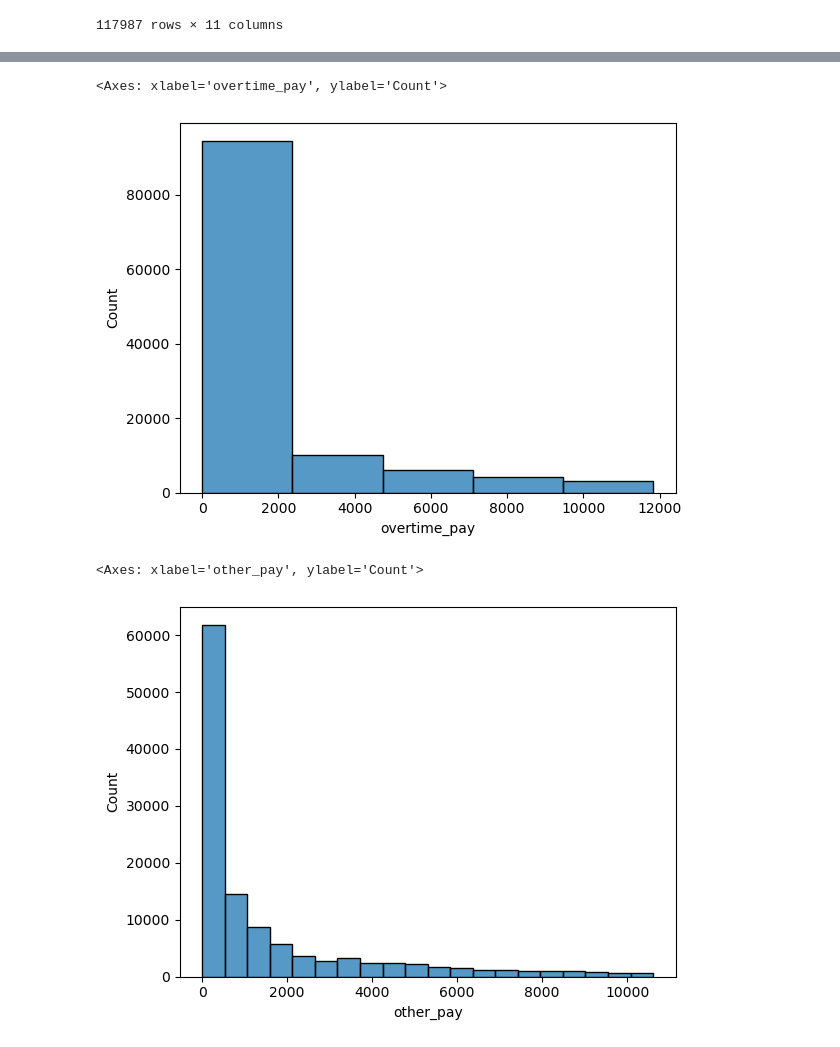
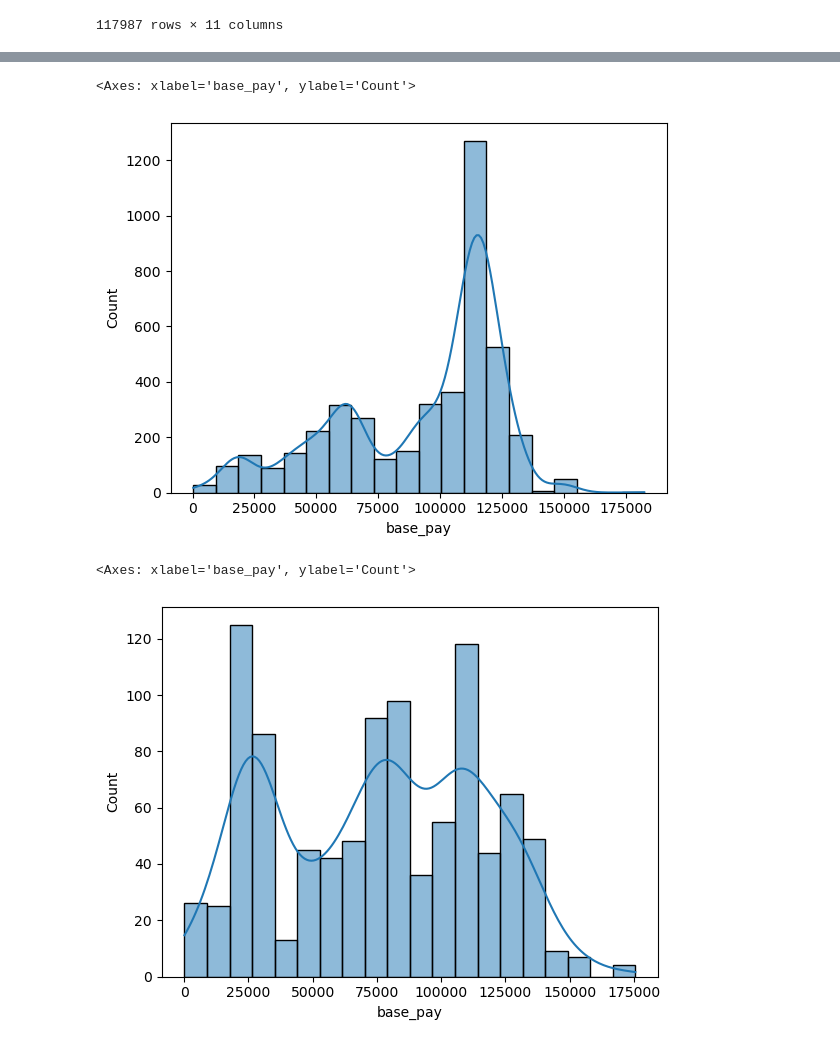
Before and after one commit to leiandrei/Salaries-Dataset-Cleaning-and-Aggregation, a Jupyter notebook: notebooks/analysis.ipynb, the cells around one changed output, grey strips where cells are left out. Cells and saved outputs as stored; diff of their text form; code cells hidden in the pictures.

Commit message:
(update): refactored the data viz for distributions.

```diff
--- a/notebooks/analysis.ipynb
+++ b/notebooks/analysis.ipynb
@@ -171,10 +167,10 @@ sns.histplot(data=no_outliers, x='base_pay', bins=30)
 # %%
-sns.histplot(data=no_outliers, x='overtime_pay', bins=5)
+sns.histplot(data=police, x='base_pay', kde=True, bins=20)
 # %% [output]
-<Axes: xlabel='overtime_pay', ylabel='Count'>
+<Axes: xlabel='base_pay', ylabel='Count'>
-[figure, old version]
+[figure, new version]
 # %%
-sns.histplot(data=no_outliers, x='other_pay', bins=20)
+sns.histplot(data=fire, x='base_pay', kde=True, bins=20)
 # %% [output]
-<Axes: xlabel='other_pay', ylabel='Count'>
+<Axes: xlabel='base_pay', ylabel='Count'>
-[figure, old version]
+[figure, new version]
```
Also changed, not shown: parts of 21 cells of this notebook, 1 other file.
